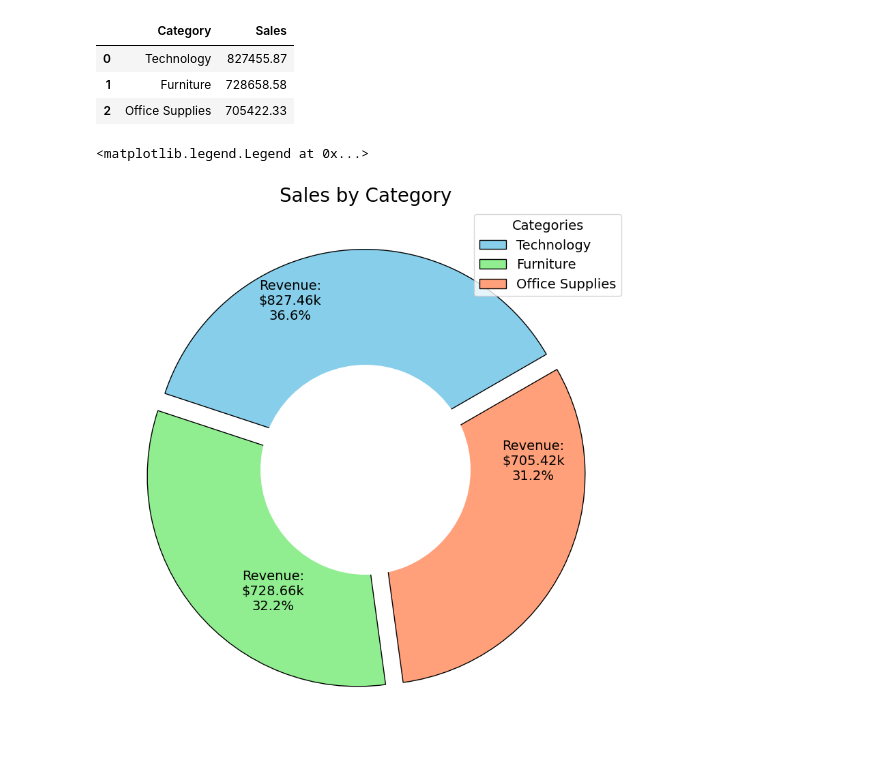
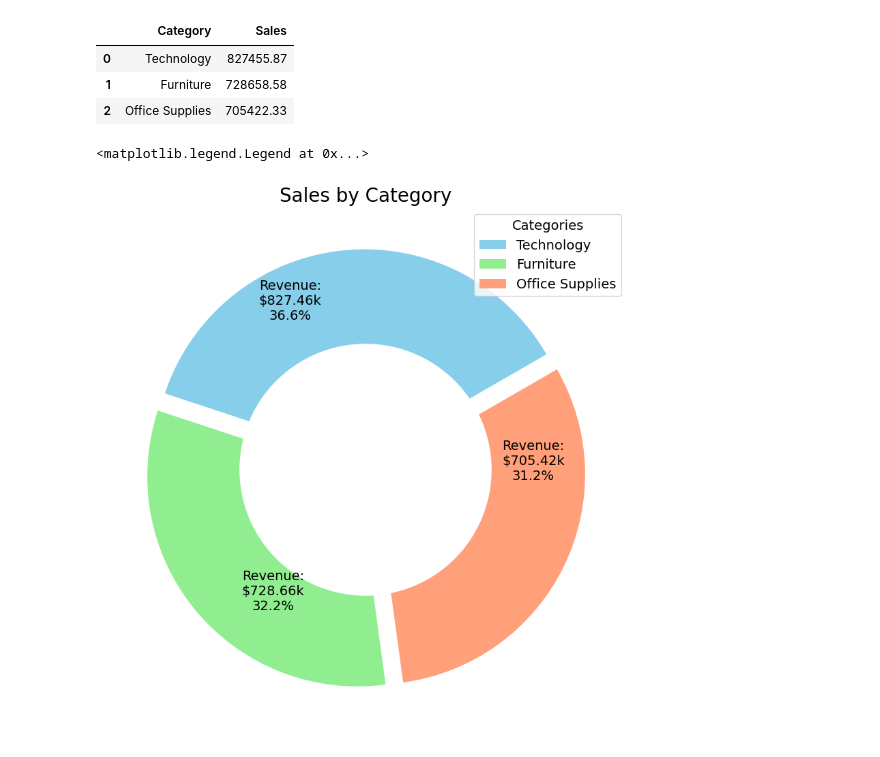
Before and after one commit to MrIsCM/DataProjects, a Jupyter notebook: P1_Sales_DA/main.ipynb, the cells around one changed output. Saved outputs shown, nothing was run; the diff lists cells and outputs as text; code cells hidden in the pictures.

```diff
--- a/P1_Sales_DA/main.ipynb
+++ b/P1_Sales_DA/main.ipynb
@@ -256,22 +256,22 @@ top_categories
 # %%
 plt.figure(figsize=(12, 10))
 
 plt.title("Sales by Category", fontsize=20)
 
 explode = (0.05, 0.05, 0.05)
 
-plt.pie(top_categories['Sales'], startangle=30, colors=['skyblue', 'lightgreen', 'lightsalmon'], wedgeprops={'edgecolor': 'black'}, explode=explode)
+plt.pie(top_categories['Sales'], startangle=30, colors=['skyblue', 'lightgreen', 'lightsalmon'], explode=explode)
 
-plt.pie([1], colors=['white'], radius=0.5)
+plt.pie([1], colors=['white'], radius=0.6)
 
 r = 0.8
 total_sales = top_categories['Sales'].sum()
 for index, sales in top_categories['Sales'].items():
 	x = r*np.cos((index/3)*2*np.pi + 90)
 	y = r*np.sin((index/3)*2*np.pi + 90)
 	plt.text(x, y, f"Revenue:\n${sales/1000:,.2f}k\n{sales/total_sales:.1%}", fontsize=14, color='k', ha='center')
 
 plt.legend(top_categories['Category'], title='Categories', loc='upper right')
 # %% [output]
 <matplotlib.legend.Legend at 0x...>
-[figure, old version]
+[figure, new version]
```
Also changed, not shown: parts of 3 cells of this notebook.
